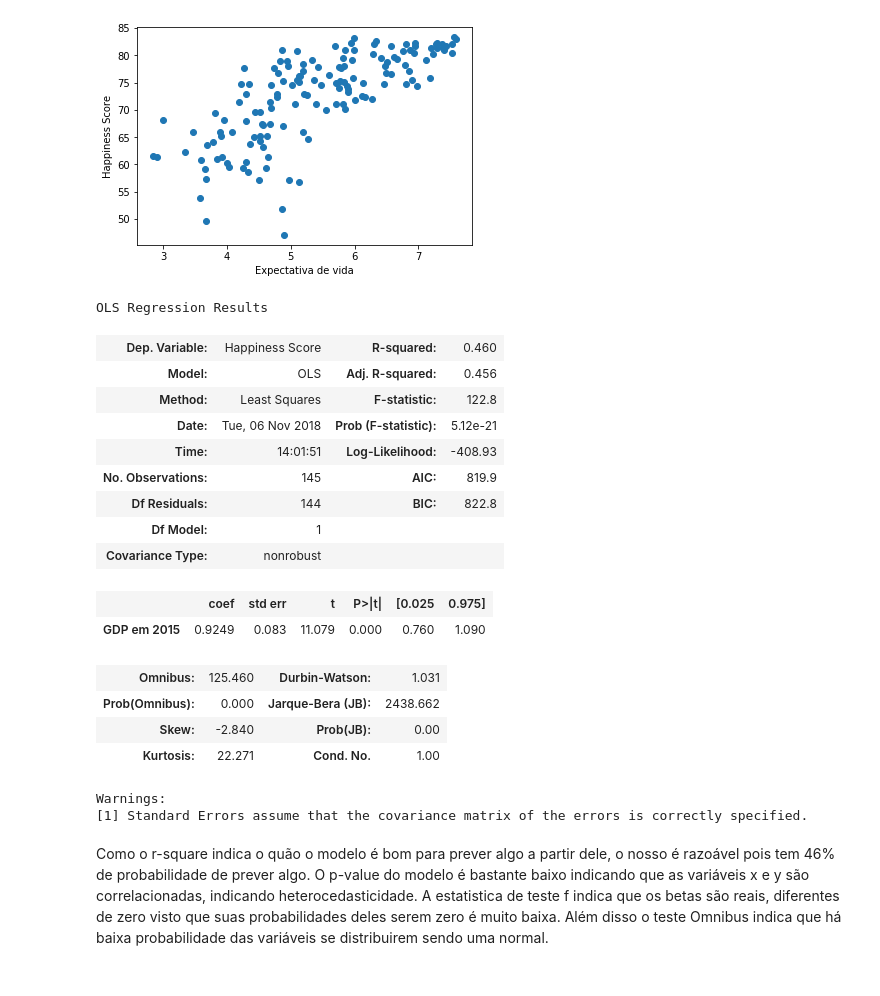
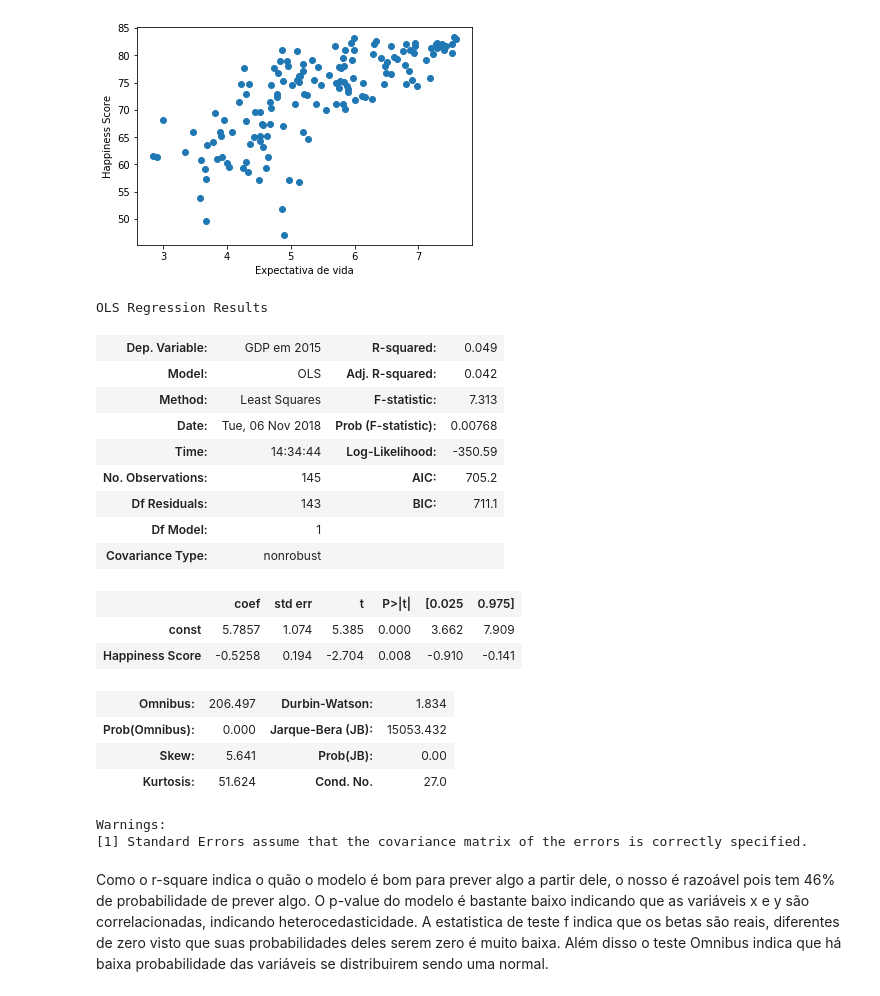
Before and after one commit to gicabral/Projeto_final_CDD, a Jupyter notebook: Projeto final Dados - leitura de dataset.ipynb, the cells around one changed output. Cells and saved outputs as stored; diff of their text form; code cells hidden in the pictures.

```diff
--- a/Projeto final Dados - leitura de dataset.ipynb
+++ b/Projeto final Dados - leitura de dataset.ipynb
@@ -122,26 +122,27 @@ dff.corr()
 [figure]
 # %%
 xc = sm.add_constant(dff["Happiness Score"]) #serve para incluir um beta zero, que é uma constante inicial
-model = sm.OLS(dff["Happiness Score"],dff["GDP em 2015"])
+model = sm.OLS(dff["GDP em 2015"], xc)
 results = model.fit() #gera o relatório com os dados calculados.
 results.summary() #coloar o nome das coisas
 # %% [output]
 OLS Regression Results
-| Dep. Variable: | Happiness Score | R-squared: | 0.460 |
-| Model: | OLS | Adj. R-squared: | 0.456 |
-| Method: | Least Squares | F-statistic: | 122.8 |
-| Date: | Tue, 06 Nov 2018 | Prob (F-statistic): | 5.12e-21 |
-| Time: | 14:01:51 | Log-Likelihood: | -408.93 |
-| No. Observations: | 145 | AIC: | 819.9 |
-| Df Residuals: | 144 | BIC: | 822.8 |
+| Dep. Variable: | GDP em 2015 | R-squared: | 0.049 |
+| Model: | OLS | Adj. R-squared: | 0.042 |
+| Method: | Least Squares | F-statistic: | 7.313 |
+| Date: | Tue, 06 Nov 2018 | Prob (F-statistic): | 0.00768 |
+| Time: | 14:34:44 | Log-Likelihood: | -350.59 |
+| No. Observations: | 145 | AIC: | 705.2 |
+| Df Residuals: | 143 | BIC: | 711.1 |
 | Df Model: | 1 |  |  |
 | Covariance Type: | nonrobust |  |  |
 |  | coef | std err | t | P>|t| | [0.025 | 0.975] |
-| GDP em 2015 | 0.9249 | 0.083 | 11.079 | 0.000 | 0.760 | 1.090 |
+| const | 5.7857 | 1.074 | 5.385 | 0.000 | 3.662 | 7.909 |
+| Happiness Score | -0.5258 | 0.194 | -2.704 | 0.008 | -0.910 | -0.141 |
-| Omnibus: | 125.460 | Durbin-Watson: | 1.031 |
-| Prob(Omnibus): | 0.000 | Jarque-Bera (JB): | 2438.662 |
-| Skew: | -2.840 | Prob(JB): | 0.00 |
-| Kurtosis: | 22.271 | Cond. No. | 1.00 |
+| Omnibus: | 206.497 | Durbin-Watson: | 1.834 |
+| Prob(Omnibus): | 0.000 | Jarque-Bera (JB): | 15053.432 |
+| Skew: | 5.641 | Prob(JB): | 0.00 |
+| Kurtosis: | 51.624 | Cond. No. | 27.0 |
 Warnings:
 [1] Standard Errors assume that the covariance matrix of the errors is correctly specified.
 # %% [markdown]
```
Also changed, not shown: parts of 11 cells of this notebook, 2 other files.
